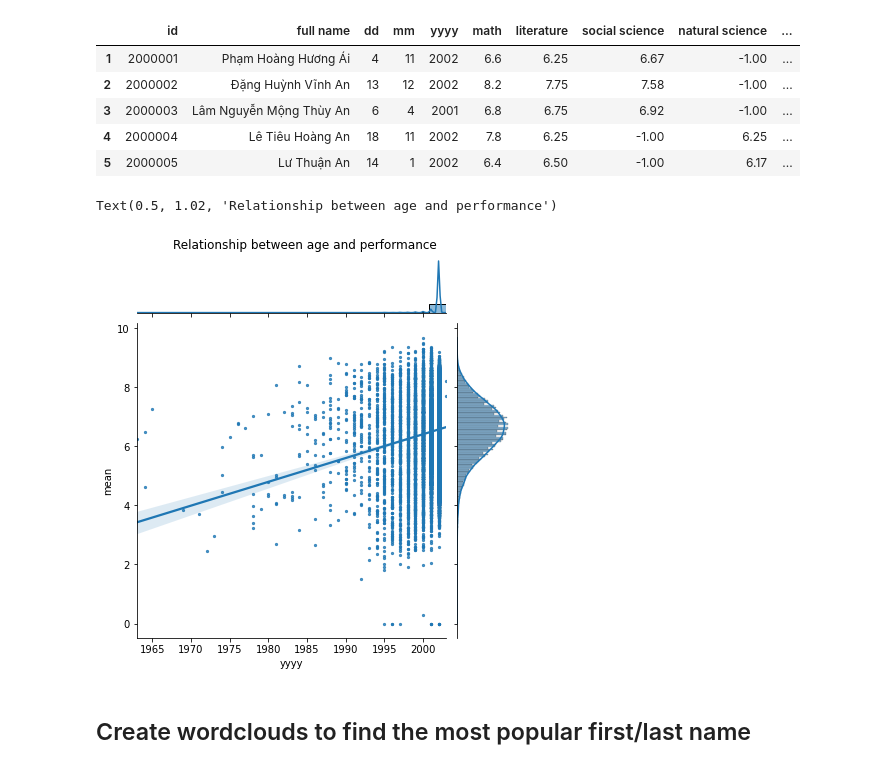
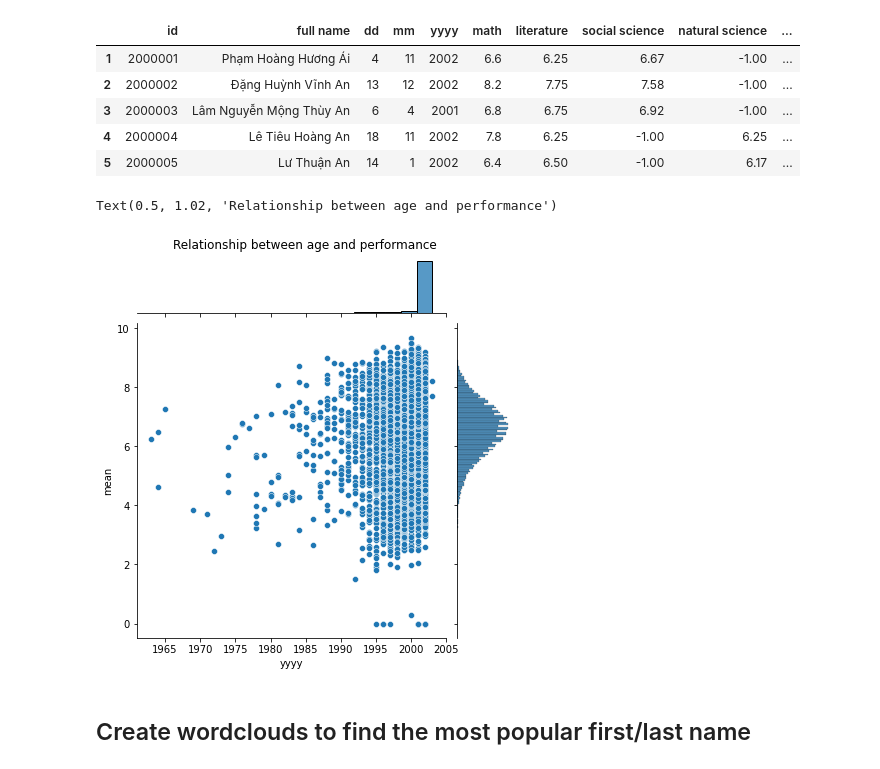
Before and after one commit to ahnngo/analyzing_vietnamese_graduation_score_2020, a Jupyter notebook: Data Visualization.ipynb, the cells around one changed output. Saved outputs shown, nothing was run; the diff lists cells and outputs as text; code cells hidden in the pictures.

```diff
--- a/Data Visualization.ipynb
+++ b/Data Visualization.ipynb
@@ -349,11 +350,11 @@ df.head()
 | 4 | 2000004 | Lê Tiêu Hoàng An | 18 | 11 | 2002 | 7.8 | 6.25 | -1.00 | 6.25 | ... |
 | 5 | 2000005 | Lư Thuận An | 14 | 1 | 2002 | 6.4 | 6.50 | -1.00 | 6.17 | ... |
 # %%
-sns.jointplot(x="yyyy", y="mean", data=df,kind='reg',scatter_kws={'s':5})
+sns.jointplot(x="yyyy", y="mean", data=df)
 plt.suptitle("Relationship between age and performance",y=1.02,fontsize=12)
 # %% [output]
 Text(0.5, 1.02, 'Relationship between age and performance')
-[figure, old version]
+[figure, new version]
 # %% [markdown]
 ## Create wordclouds to find the most popular first/last name
 # %%
```
Also changed, not shown: parts of 6 cells of this notebook, 4 other files.
